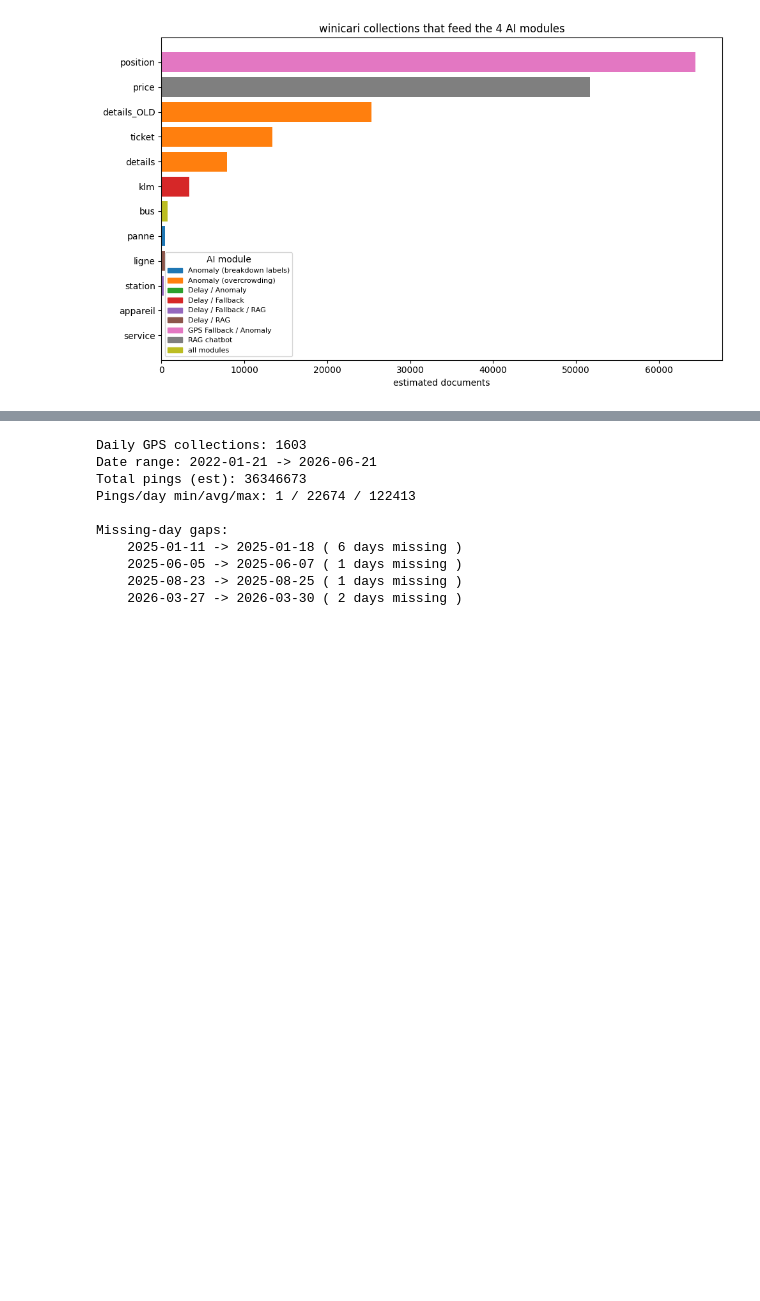
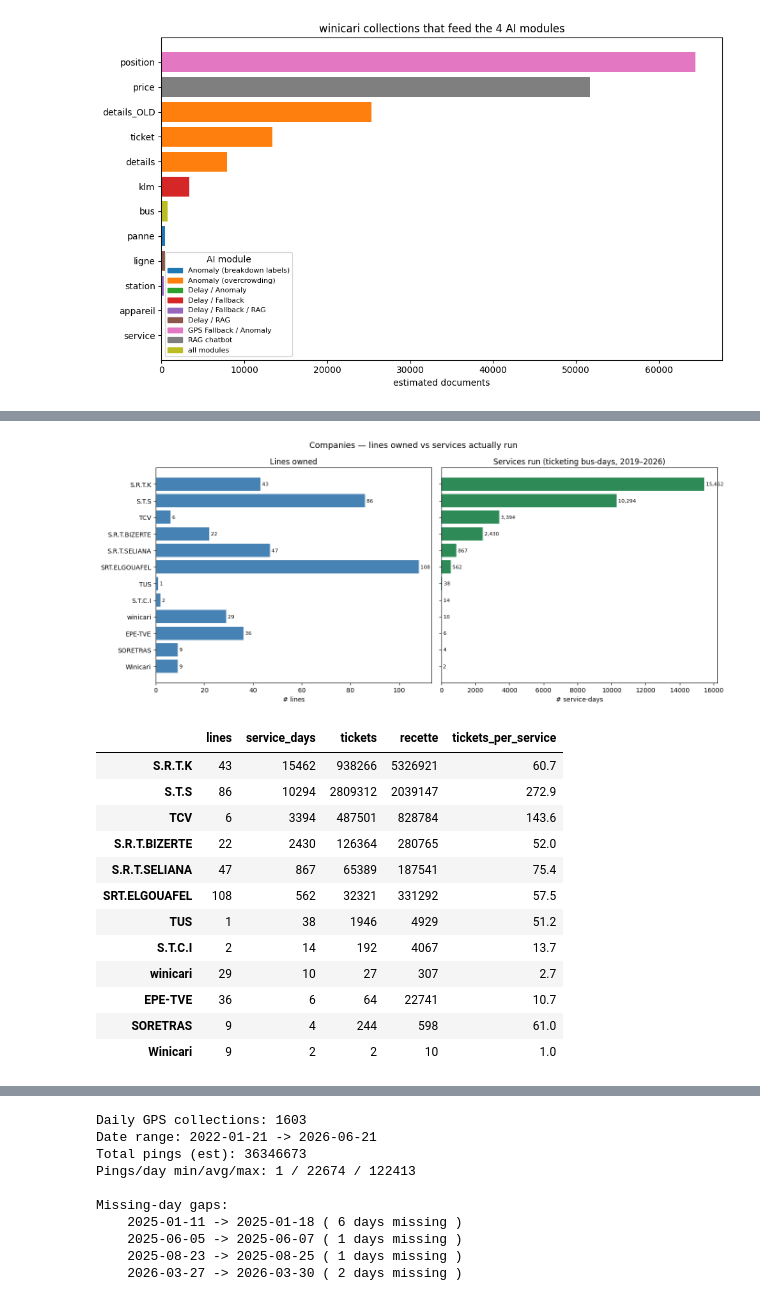
Before and after one commit to NejiKhouja/bus-intelligence, a Jupyter notebook: notebooks/01_eda.ipynb, the cells around one changed output, grey strips where cells are left out. Drawn from its saved outputs; the diff is of its cells as text; code cells hidden in the pictures; blank space fills up the shorter version.

```diff
--- a/notebooks/01_eda.ipynb
+++ b/notebooks/01_eda.ipynb
@@ -125,0 +138,59 @@ plt.show()
+# %%
+from IPython.display import display
+
+# lines owned per company (config)
+lines_per = pd.Series({d["_id"]: d["n"] for d in db_winicari["ligne"].aggregate(
+    [{"$group": {"_id": "$societe", "n": {"$sum": 1}}}])}, name="lines")
+
+# operation volume + ridership per company from ticketing aggregates (2019-2026)
+acc = {}
+for col in ["details", "details_OLD"]:
+    for d in db_winicari[col].aggregate([{"$group": {"_id": "$societe",
+            "service_days": {"$sum": 1}, "tickets": {"$sum": "$nbrTicket"},
+            "recette": {"$sum": "$recette"}}}]):
+        if not d["_id"]:
+            continue
+        a = acc.setdefault(d["_id"], {"service_days": 0, "tickets": 0, "recette": 0})
+        a["service_days"] += d["service_days"]
+        a["tickets"] += d.get("tickets") or 0
+        a["recette"] += d.get("recette") or 0
+
+comp = pd.DataFrame(acc).T
+comp["lines"] = lines_per
+comp = comp.fillna(0)
+comp["tickets_per_service"] = (comp["tickets"] / comp["service_days"].replace(0, pd.NA)).round(1)
+comp = comp[["lines", "service_days", "tickets", "recette", "tickets_per_service"]]
+comp[["lines", "service_days", "tickets", "recette"]] = comp[["lines", "service_days", "tickets", "recette"]].astype(int)
+comp = comp.sort_values("service_days", ascending=True)
+
+# Original lines vs services chart (restored)
+fig, ax = plt.subplots(1, 2, figsize=(14, 6), sharey=True)
+ax[0].barh(comp.index, comp["lines"], color="steelblue")
+ax[0].set_title("Lines owned"); ax[0].set_xlabel("# lines")
+for i, v in enumerate(comp["lines"]):
+    ax[0].text(v, i, f" {v}", va="center", fontsize=8)
+
+ax[1].barh(comp.index, comp["service_days"], color="seagreen")
+ax[1].set_title("Services run (ticketing bus-days, 2019–2026)"); ax[1].set_xlabel("# service-days")
+for i, v in enumerate(comp["service_days"]):
+    ax[1].text(v, i, f" {v:,}", va="center", fontsize=8)
+
+plt.suptitle("Companies — lines owned vs services actually run", fontsize=13)
+plt.tight_layout(); plt.show()
+
+display(comp.sort_values("service_days", ascending=False))
+# %% [output]
+[figure, added]
+|  | lines | service_days | tickets | recette | tickets_per_service |
+| S.R.T.K | 43 | 15462 | 938266 | 5326921 | 60.7 |
+| S.T.S | 86 | 10294 | 2809312 | 2039147 | 272.9 |
+| TCV | 6 | 3394 | 487501 | 828784 | 143.6 |
+| S.R.T.BIZERTE | 22 | 2430 | 126364 | 280765 | 52.0 |
+| S.R.T.SELIANA | 47 | 867 | 65389 | 187541 | 75.4 |
+| SRT.ELGOUAFEL | 108 | 562 | 32321 | 331292 | 57.5 |
+| TUS | 1 | 38 | 1946 | 4929 | 51.2 |
+| S.T.C.I | 2 | 14 | 192 | 4067 | 13.7 |
+| winicari | 29 | 10 | 27 | 307 | 2.7 |
+| EPE-TVE | 36 | 6 | 64 | 22741 | 10.7 |
+| SORETRAS | 9 | 4 | 244 | 598 | 61.0 |
+| Winicari | 9 | 2 | 2 | 10 | 1.0 |
```
Also changed, not shown: parts of 16 cells of this notebook, 29 other files.
